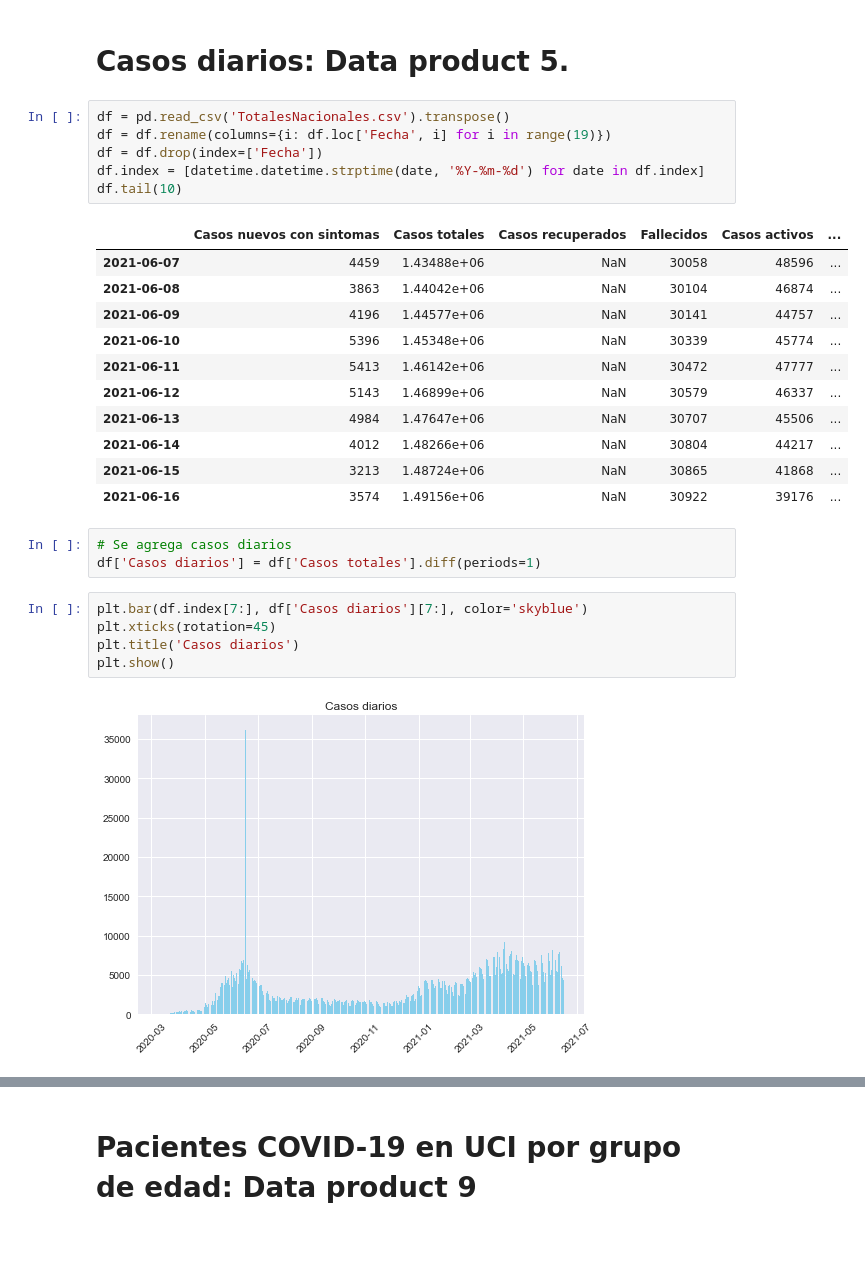
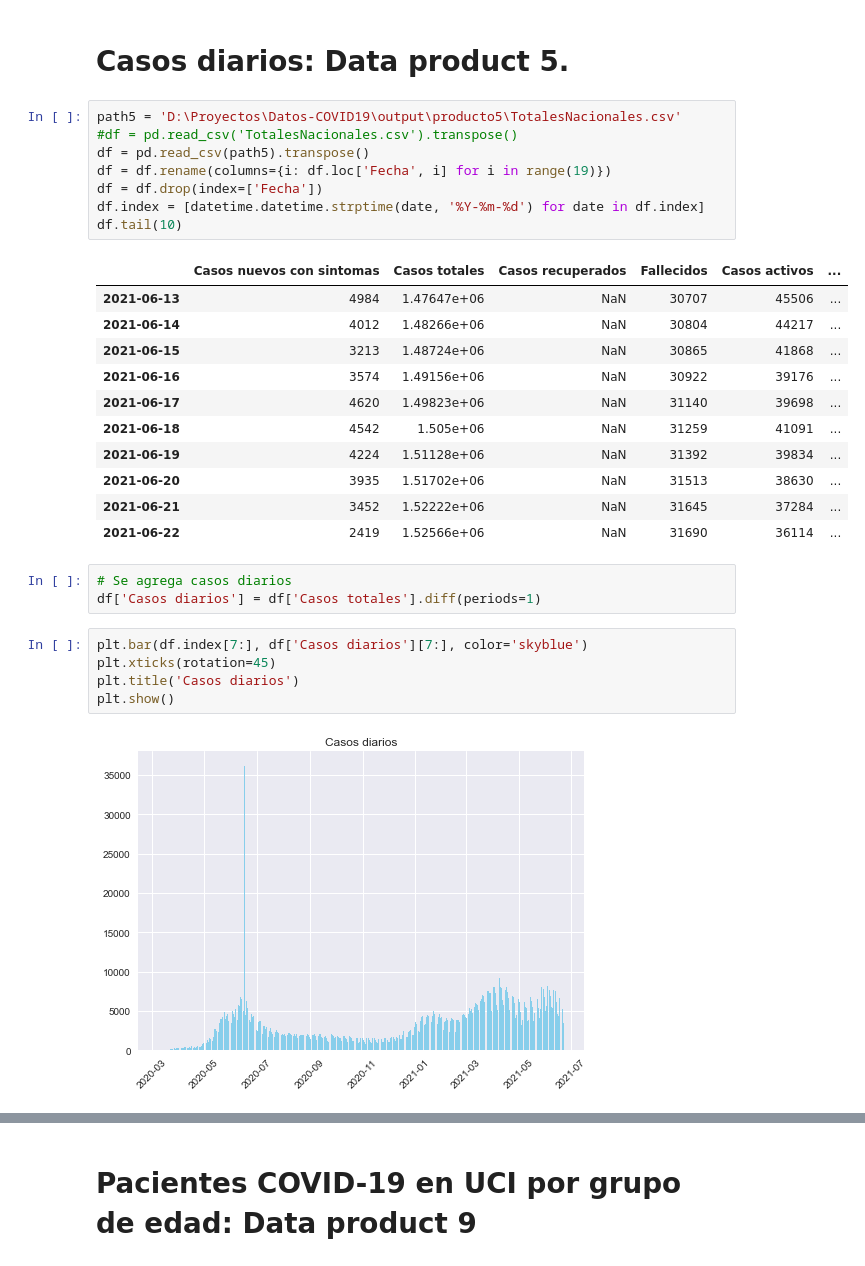
Before and after one commit to jignaciocastro8/covid-data, a Jupyter notebook: data_review.ipynb, the cells around one changed output, grey strips where cells are left out. Cells and saved outputs as stored; diff of their text form.

```diff
--- a/data_review.ipynb
+++ b/data_review.ipynb
@@ -8,23 +8,25 @@ plt.style.use('seaborn')
 # %% [markdown]
 # **Casos diarios**: Data product 5.
 # %%
-df = pd.read_csv('TotalesNacionales.csv').transpose()
+path5 = 'D:\Proyectos\Datos-COVID19\output\producto5\TotalesNacionales.csv'
+#df = pd.read_csv('TotalesNacionales.csv').transpose()
+df = pd.read_csv(path5).transpose()
 df = df.rename(columns={i: df.loc['Fecha', i] for i in range(19)})
 df = df.drop(index=['Fecha'])
 df.index = [datetime.datetime.strptime(date, '%Y-%m-%d') for date in df.index]
 df.tail(10)
 # %% [output]
 |  | Casos nuevos con sintomas | Casos totales | Casos recuperados | Fallecidos | Casos activos | ... |
-| 2021-06-07 | 4459 | 1.43488e+06 | NaN | 30058 | 48596 | ... |
-| 2021-06-08 | 3863 | 1.44042e+06 | NaN | 30104 | 46874 | ... |
-| 2021-06-09 | 4196 | 1.44577e+06 | NaN | 30141 | 44757 | ... |
-| 2021-06-10 | 5396 | 1.45348e+06 | NaN | 30339 | 45774 | ... |
-| 2021-06-11 | 5413 | 1.46142e+06 | NaN | 30472 | 47777 | ... |
-| 2021-06-12 | 5143 | 1.46899e+06 | NaN | 30579 | 46337 | ... |
 | 2021-06-13 | 4984 | 1.47647e+06 | NaN | 30707 | 45506 | ... |
 | 2021-06-14 | 4012 | 1.48266e+06 | NaN | 30804 | 44217 | ... |
 | 2021-06-15 | 3213 | 1.48724e+06 | NaN | 30865 | 41868 | ... |
 | 2021-06-16 | 3574 | 1.49156e+06 | NaN | 30922 | 39176 | ... |
+| 2021-06-17 | 4620 | 1.49823e+06 | NaN | 31140 | 39698 | ... |
+| 2021-06-18 | 4542 | 1.505e+06 | NaN | 31259 | 41091 | ... |
+| 2021-06-19 | 4224 | 1.51128e+06 | NaN | 31392 | 39834 | ... |
+| 2021-06-20 | 3935 | 1.51702e+06 | NaN | 31513 | 38630 | ... |
+| 2021-06-21 | 3452 | 1.52222e+06 | NaN | 31645 | 37284 | ... |
+| 2021-06-22 | 2419 | 1.52566e+06 | NaN | 31690 | 36114 | ... |
 # %%
 # Se agrega casos diarios
 df['Casos diarios'] = df['Casos totales'].diff(periods=1)
@@ -34,7 +36,7 @@ plt.xticks(rotation=45)
 plt.title('Casos diarios')
 plt.show()
 # %% [output]
-[figure, old version]
+[figure, new version]
 # %%
 # El '2020-06-17' hay un número muy grande de casos. Parece que ese día agregaron datos que las
 # autoridades no estaban informando. Se decide por eliminar ese día para que la curva quede parecida
```
Also changed, not shown: parts of 7 cells of this notebook.
